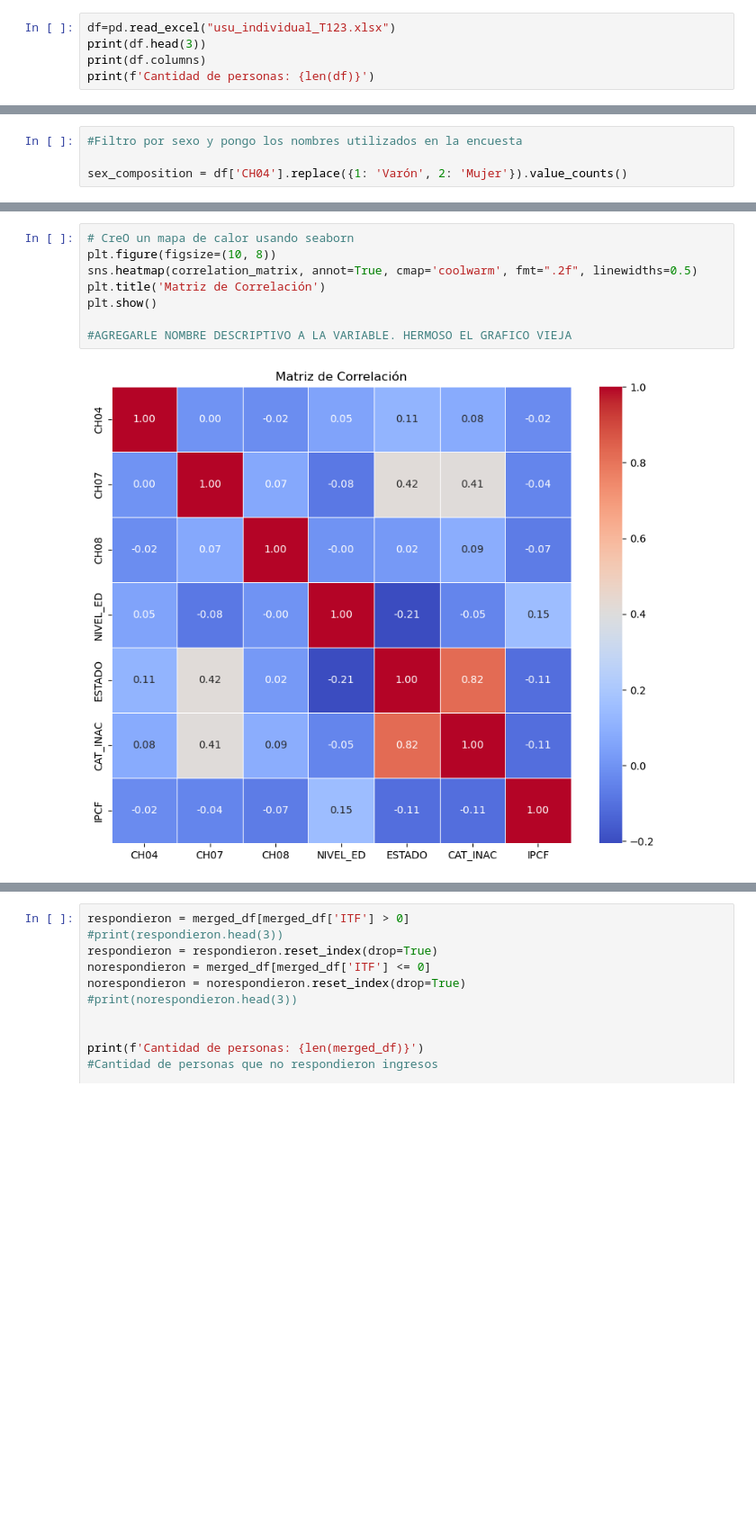
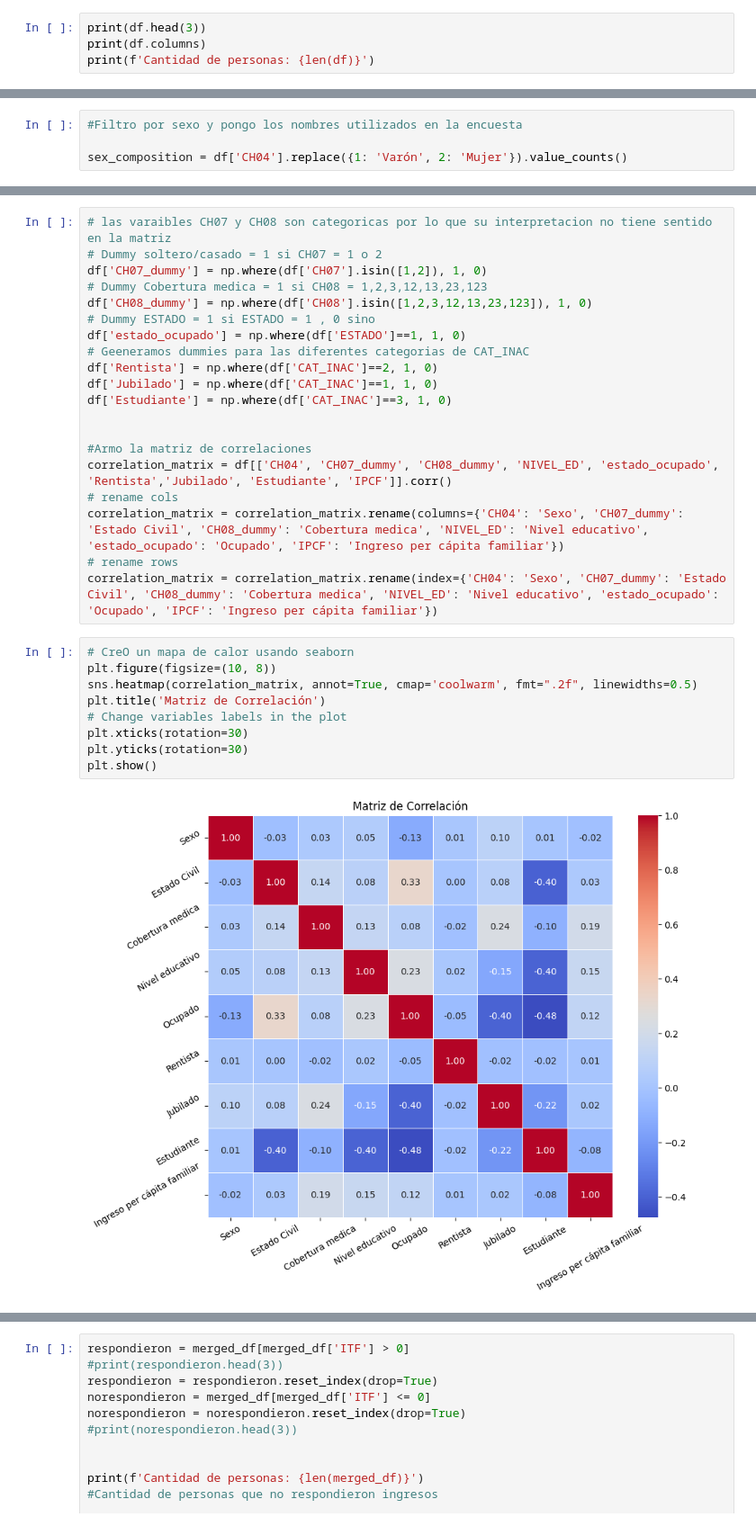
Before and after one commit to JuanDBarnes/BigData, a Jupyter notebook: TP2/punto1_fran.ipynb, the cells around one changed output, grey strips where cells are left out. Shown: that part at 90% size. Cells and saved outputs as stored; diff of their text form; blank space fills up the shorter version.

```diff
--- a/TP2/punto1_fran.ipynb
+++ b/TP2/punto1_fran.ipynb
@@ -14,7 +18,6 @@ os.chdir("C:/Users/LENOVO/Desktop/udesa/3er timestre/Big Data/Tutoriales/TP2")
 #Abrimos el dataset
 df = pd.read_excel("usu_individual_T123.xlsx")
 # %%
-df=pd.read_excel("usu_individual_T123.xlsx")
 print(df.head(3))
 print(df.columns)
 print(f'Cantidad de personas: {len(df)}')
@@ -112,12 +97,33 @@ IPCF     -0.024220 -0.043297 -0.069497  0.151222 -0.107492 -0.110865  1.000000
+# %%
+# las varaibles CH07 y CH08 son categoricas por lo que su interpretacion no tiene sentido en la matriz
+# Dummy soltero/casado = 1 si CH07 = 1 o 2
+df['CH07_dummy'] = np.where(df['CH07'].isin([1,2]), 1, 0)
+# Dummy Cobertura medica = 1 si CH08 = 1,2,3,12,13,23,123
+df['CH08_dummy'] = np.where(df['CH08'].isin([1,2,3,12,13,23,123]), 1, 0)
+# Dummy ESTADO = 1 si ESTADO = 1 , 0 sino
+df['estado_ocupado'] = np.where(df['ESTADO']==1, 1, 0)
+# Geeneramos dummies para las diferentes categorias de CAT_INAC
+df['Rentista'] = np.where(df['CAT_INAC']==2, 1, 0)
+df['Jubilado'] = np.where(df['CAT_INAC']==1, 1, 0)
+df['Estudiante'] = np.where(df['CAT_INAC']==3, 1, 0)
+
+
+#Armo la matriz de correlaciones
+correlation_matrix = df[['CH04', 'CH07_dummy', 'CH08_dummy', 'NIVEL_ED', 'estado_ocupado', 'Rentista','Jubilado', 'Estudiante', 'IPCF']].corr()
+# rename cols
+correlation_matrix = correlation_matrix.rename(columns={'CH04': 'Sexo', 'CH07_dummy': 'Estado Civil', 'CH08_dummy': 'Cobertura medica', 'NIVEL_ED': 'Nivel educativo', 'estado_ocupado': 'Ocupado', 'IPCF': 'Ingreso per cápita familiar'})
+# rename rows
+correlation_matrix = correlation_matrix.rename(index={'CH04': 'Sexo', 'CH07_dummy': 'Estado Civil', 'CH08_dummy': 'Cobertura medica', 'NIVEL_ED': 'Nivel educativo', 'estado_ocupado': 'Ocupado', 'IPCF': 'Ingreso per cápita familiar'})
 # %%
 # CreO un mapa de calor usando seaborn
 plt.figure(figsize=(10, 8))
 sns.heatmap(correlation_matrix, annot=True, cmap='coolwarm', fmt=".2f", linewidths=0.5)
 plt.title('Matriz de Correlación')
+# Change variables labels in the plot
+plt.xticks(rotation=30)
+plt.yticks(rotation=30)
 plt.show()
-
-#AGREGARLE NOMBRE DESCRIPTIVO A LA VARIABLE. HERMOSO EL GRAFICO VIEJA
 # %% [output]
-[figure, old version]
+[figure, new version]
 # %%
 #¿Cuantos desocupados hay en la muestra? ¿Cu ́antos inactivos? ¿Cu ́al es
```
Also changed, not shown: parts of 19 cells of this notebook, 1 other file.
